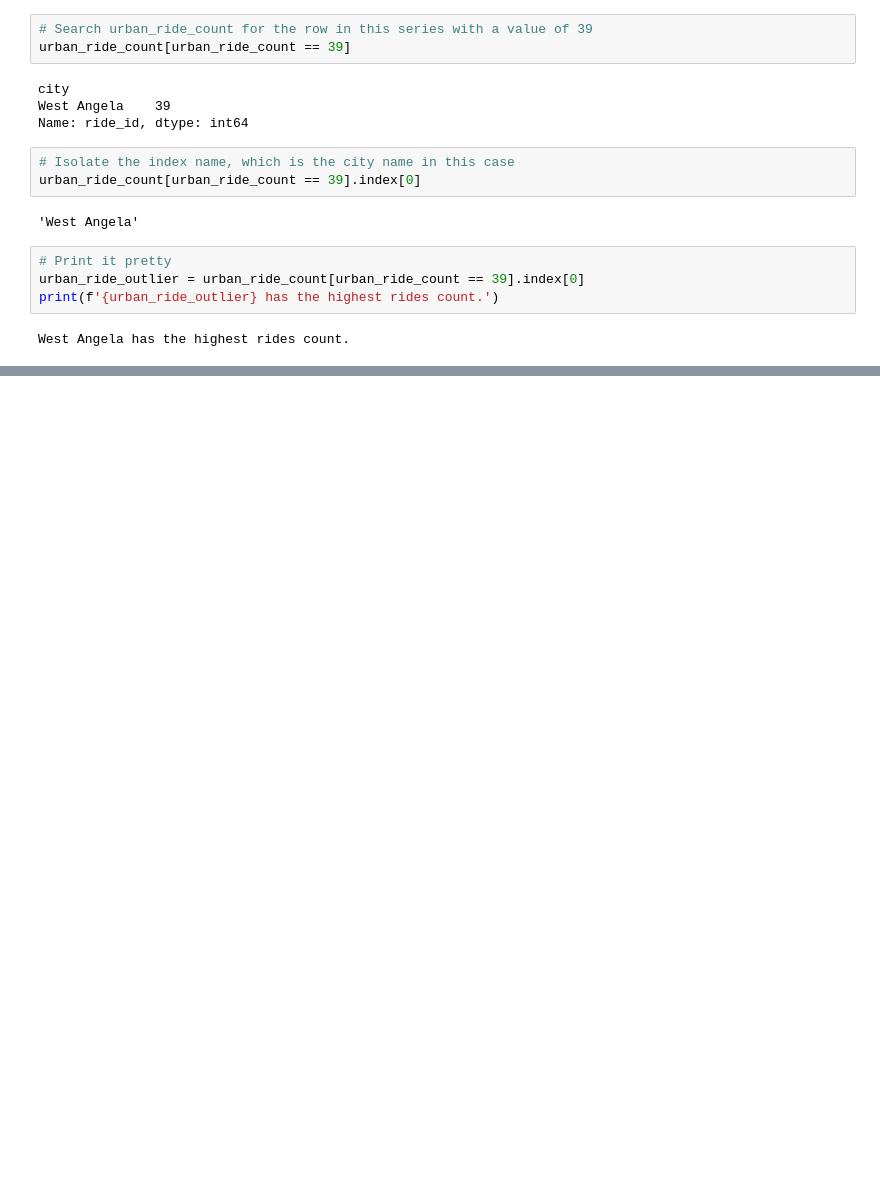
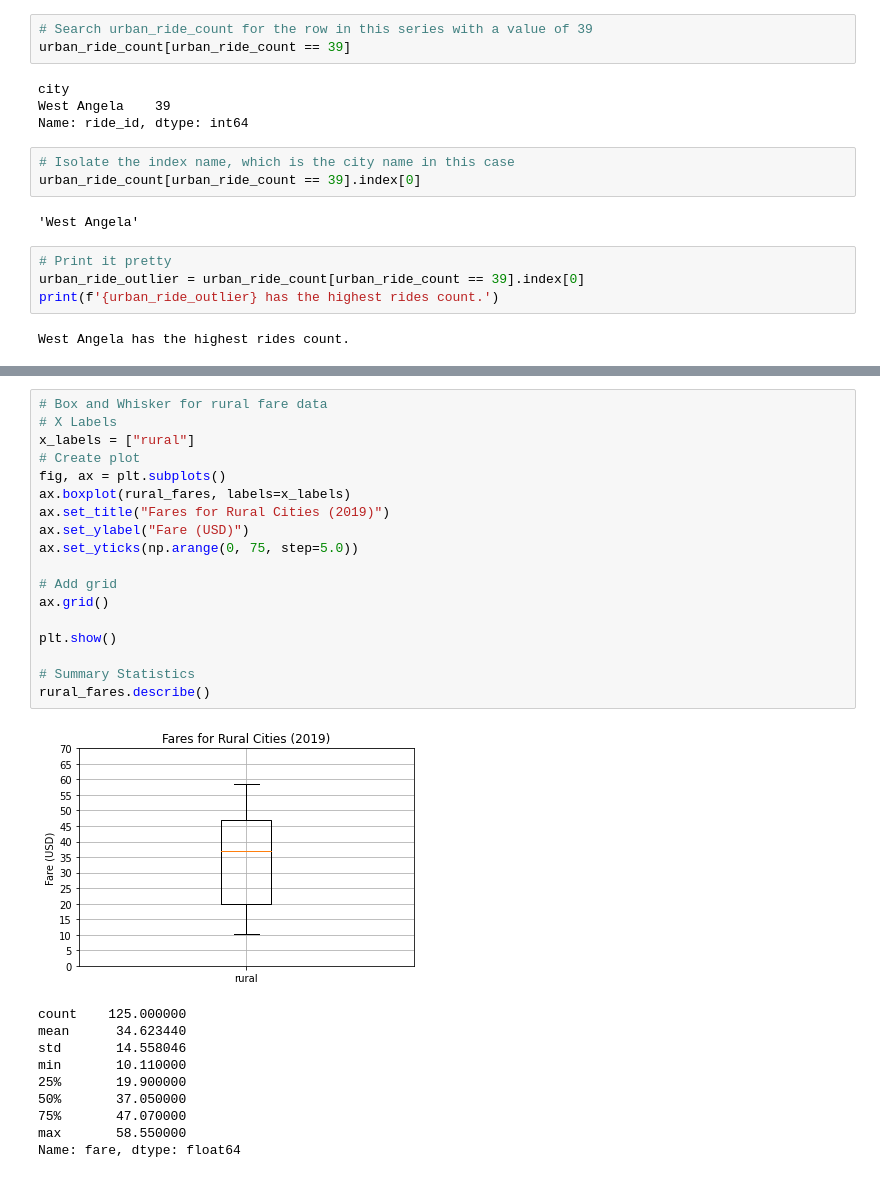
Before and after one commit to russgo1/Pyber_Analysis, a Jupyter notebook: Lessons/Pyber.ipynb, the cells around one changed output, grey strips where cells are left out. Cells and saved outputs as stored; diff of their text form; blank space fills up the shorter version.

```diff
--- a/Lessons/Pyber.ipynb
+++ b/Lessons/Pyber.ipynb
@@ -886,0 +947,29 @@ West Angela has the highest rides count.
+# %%
+# Box and Whisker for rural fare data
+# X Labels
+x_labels = ["rural"]
+# Create plot
+fig, ax = plt.subplots()
+ax.boxplot(rural_fares, labels=x_labels)
+ax.set_title("Fares for Rural Cities (2019)")
+ax.set_ylabel("Fare (USD)")
+ax.set_yticks(np.arange(0, 75, step=5.0))
+
+# Add grid
+ax.grid()
+
+plt.show()
+
+# Summary Statistics
+rural_fares.describe()
+# %% [output]
+[figure, added]
+count    125.000000
+mean      34.623440
+std       14.558046
+min       10.110000
+25%       19.900000
+50%       37.050000
+75%       47.070000
+max       58.550000
+Name: fare, dtype: float64
```
Also changed, not shown: parts of 9 cells of this notebook, 3 other files.
